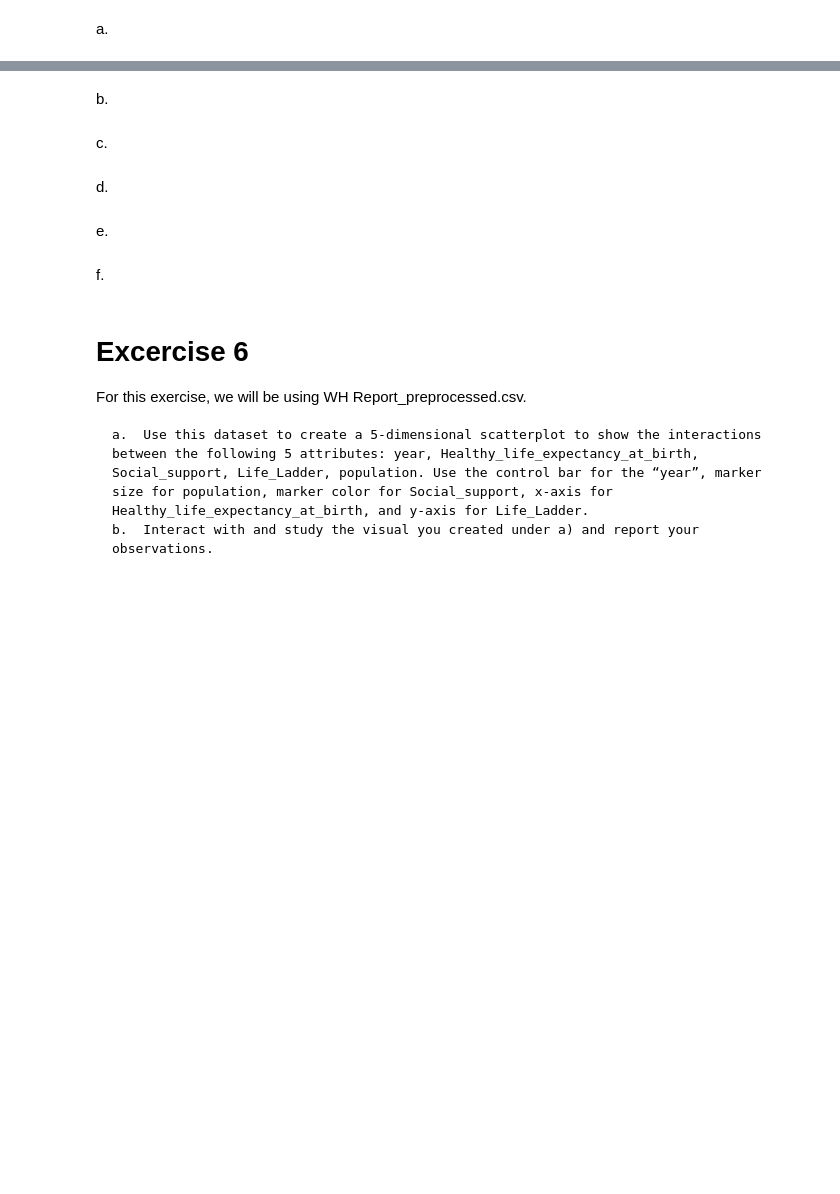
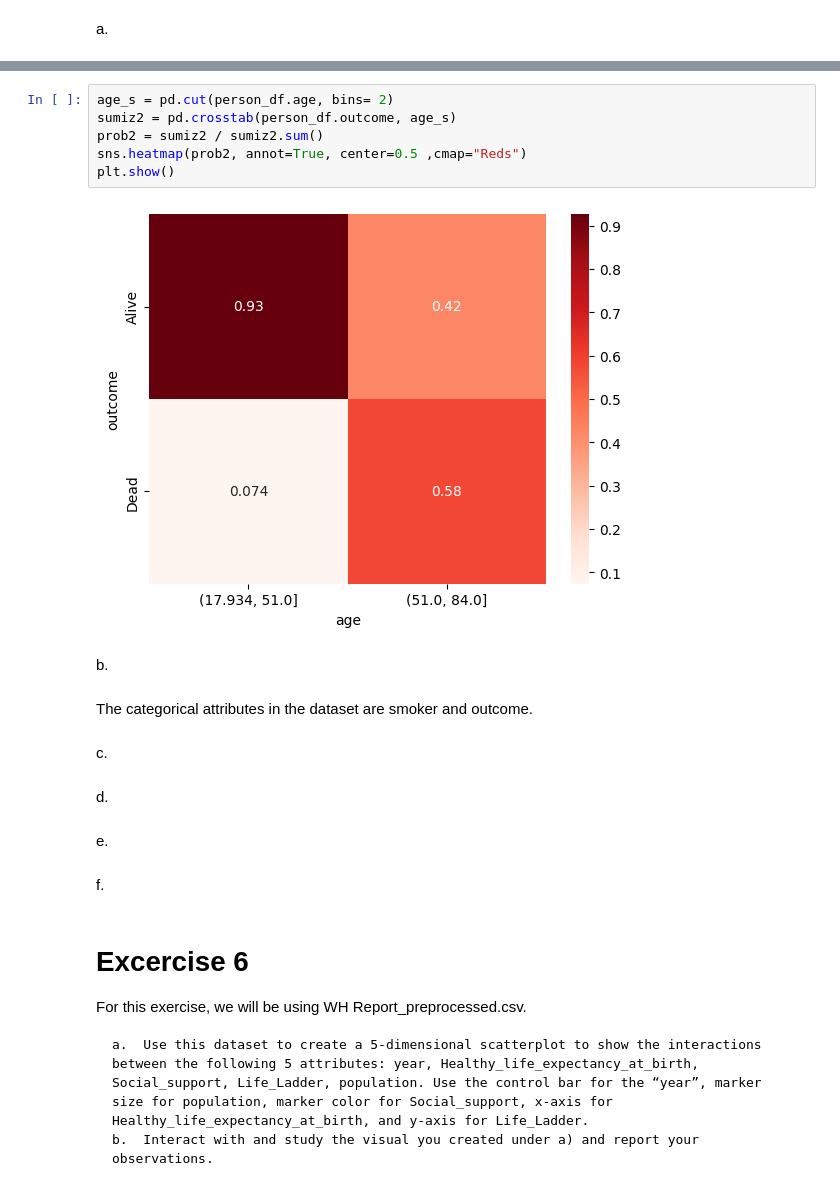
Before and after one commit to ColeDM-2020/Hands-On-Data-INST-447, a Jupyter notebook: Chapter05/Chaper 5 Excercises.ipynb, the cells around one changed output, grey strips where cells are left out. Drawn from its saved outputs; the diff is of its cells as text; blank space fills up the shorter version.

```diff
--- a/Chapter05/Chaper 5 Excercises.ipynb
+++ b/Chapter05/Chaper 5 Excercises.ipynb
@@ -105,5 +120,15 @@ a.
+# %%
+age_s = pd.cut(person_df.age, bins= 2)
+sumiz2 = pd.crosstab(person_df.outcome, age_s)
+prob2 = sumiz2 / sumiz2.sum()
+sns.heatmap(prob2, annot=True, center=0.5 ,cmap="Reds")
+plt.show()
+# %% [output]
+[figure, added]
 # %% [markdown]
 b.
+# %% [markdown]
+The categorical attributes in the dataset are smoker and outcome.
 # %% [markdown]
 c.
 # %% [markdown]
```
Also changed, not shown: parts of 3 cells of this notebook, 1 other file.
